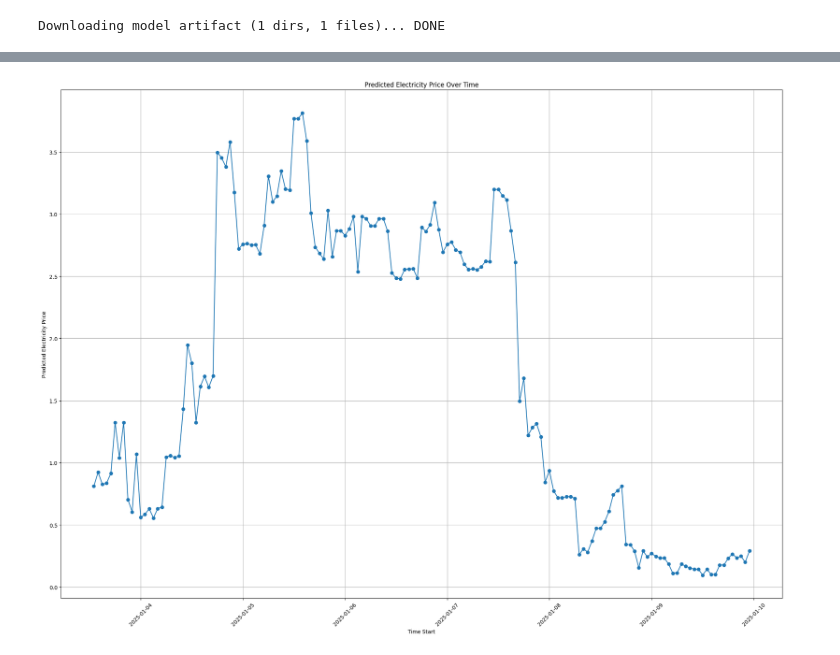
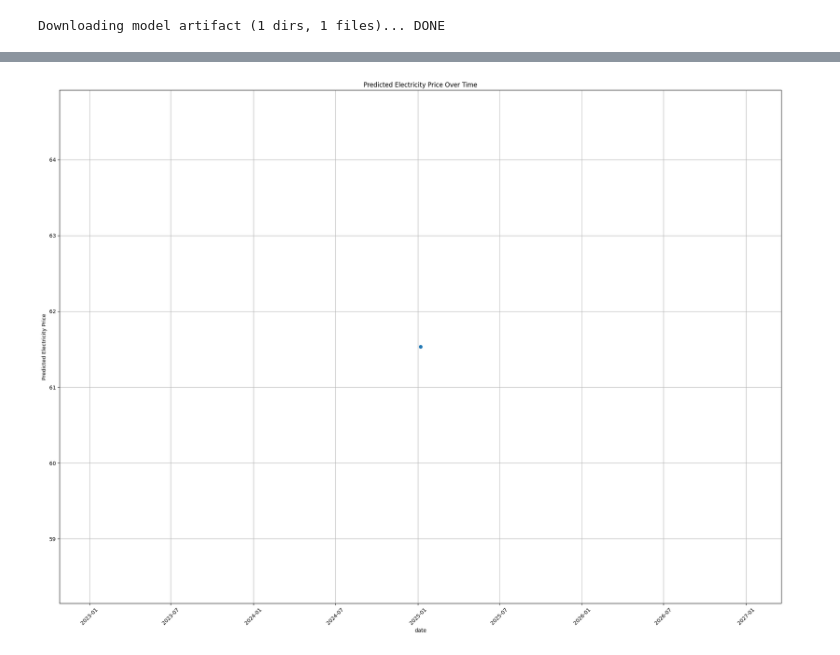
Before and after one commit to oskaralf/ID2223_FinalProject, a Jupyter notebook: notebooks/inference.ipynb, the cells around one changed output, grey strips where cells are left out. Cells and saved outputs as stored; diff of their text form; code cells hidden in the pictures.

```diff
--- a/notebooks/inference.ipynb
+++ b/notebooks/inference.ipynb
@@ -111,5 +248,6 @@ Finished: Reading data from Hopsworks, using Hopsworks Feature Query Service (0.
 # %%
 batch_data['predicted_electricity_price'] = retrieved_xgboost_model.predict(
-    batch_data[['temperature_2m', 'precipitation','snow_depth','pressure_msl','cloud_cover','wind_speed_10m','wind_speed_100m','wind_direction_10m','wind_direction_100m']])
+    batch_data[['temperature_2m', 'precipitation', 'wind_speed_100m', 'imported_energy',
+       'total_load', 'total_generation_se']])
 batch_data
 # %% [output]
@@ -150,0 +274,10 @@ memory usage: 8.6+ KB
+# %%
+monitor_fg = fs.get_or_create_feature_group(
+    name='electricity_prediction_fg',
+    version=1,
+    primary_key=['date'],
+    description='Predicted electricity prices for SE3',
+    event_time='date',
+)
+# %%
+monitor_fg.insert(batch_data)
@@ -150,0 +287,3 @@ memory usage: 8.6+ KB
+# %%
+plot_data = monitor_fg.read()
+print(plot_data)
@@ -151,15 +300,16 @@ memory usage: 8.6+ KB
 # %%
 
-batch_data['time_start'] = pd.to_datetime(batch_data['time_start'], errors='coerce')
-batch_data = batch_data.sort_values(by='time_start')
+#batch_data['time_start'] = pd.to_datetime(batch_data['time_start'], errors='coerce')
+#batch_data = batch_data.sort_values(by='date')
 
-if batch_data['time_start'].isnull().any():
-    raise ValueError("Some 'time_start' values could not be converted to datetime.")
-
+# if batch_data['time_start'].isnull().any():
+#     raise ValueError("Some 'time_start' values could not be converted to datetime.")
+#if 'predicted_electricity_price' not in batch_data.columns:
+    #raise KeyError("'predicted_electricity_price' column does not exist in the DataFrame")
 
 plt.figure(figsize=(20, 15))
-plt.plot(batch_data['time_start'], batch_data['predicted_electricity_price'], marker='o')
-plt.xlabel('Time Start')
+plt.plot(plot_data['date'], plot_data['predicted_electricity_price'], marker='o')
+plt.xlabel('date')
 plt.ylabel('Predicted Electricity Price')
 plt.title('Predicted Electricity Price Over Time')
 plt.xticks(rotation=45)
@@ -178 +328 @@ plt.show()
-[figure, old version]
+[figure, new version]
```
Also changed, not shown: parts of 22 cells of this notebook, 3 other files.
